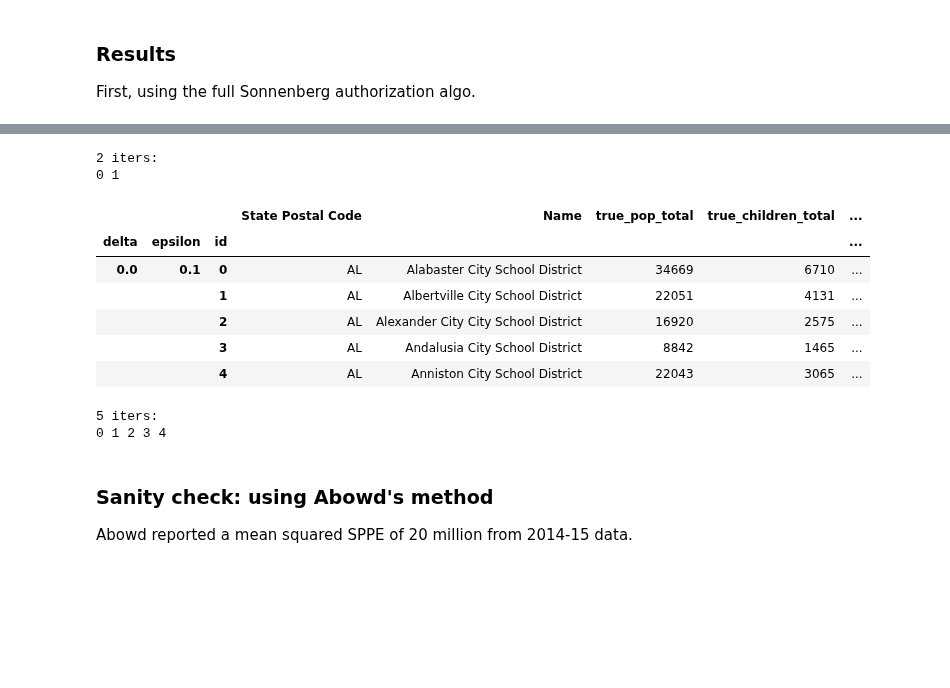
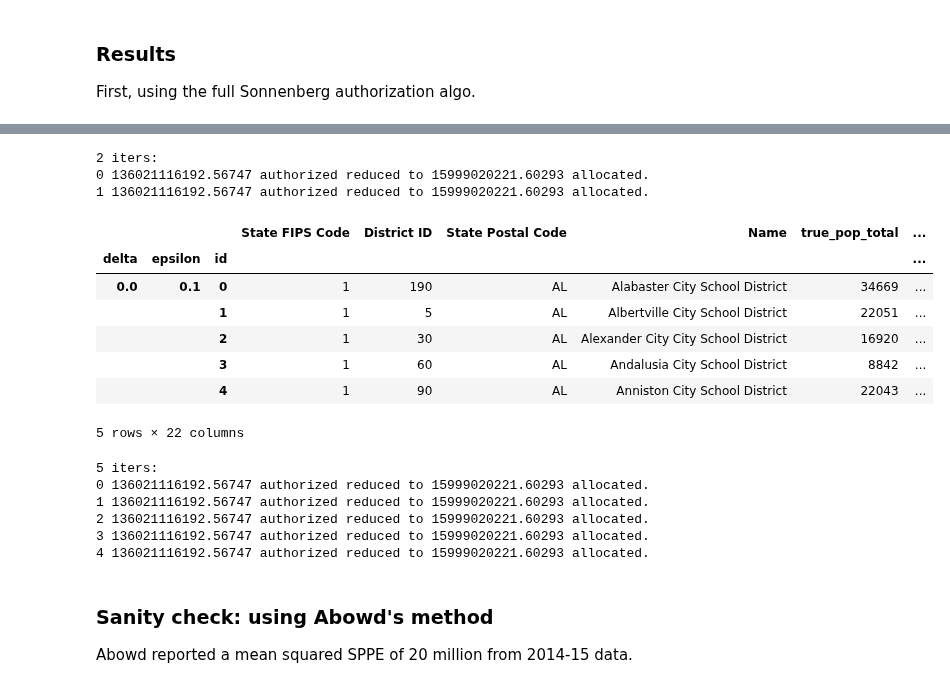
Before and after one commit to ryansteed/dp-policy, a Jupyter notebook: notebooks/titlei.ipynb, the cells around one changed output, grey strips where cells are left out. Saved outputs shown, nothing was run; the diff lists cells and outputs as text; code cells hidden in the pictures; blank space fills up the shorter version.

```diff
--- a/notebooks/titlei.ipynb
+++ b/notebooks/titlei.ipynb
@@ -146,8 +148,9 @@ def test_params(saipe, mech, eps=list(np.logspace(-3, 1)) + [2.5], delta=[0.0]):
                 saipe,
                 mech(saipe, e, d),
                 get_sppe("../data/sppe18.xlsx"),
-                verbose=False)
-            )
+                verbose=False,
+                uncertainty=False
+            ).reset_index())
     return pd.concat(allocations, axis=0, join="inner", keys=itertools.product(delta, eps), names=["delta", "epsilon", "id"])
 
 calc_total = SonnenbergAuthorizer.calc_total
@@ -188,47 +191,53 @@ def plot_results(results, delta=False):
         alloc = alloc.sort_values(f"true_grant_{grant_type}")
         ids = alloc.index.get_level_values("id").astype('str')
         plt.scatter(ids, alloc[f"est_grant_{grant_type}"]/sum(alloc[f"est_grant_{grant_type}"]), s=2, alpha=0.3, label=f"eps={e}")
     plt.scatter(ids, alloc[f"true_grant_{grant_type}"]/sum(alloc[f"true_grant_{grant_type}"]), s=2, alpha=0.3, label="true")
     ax = plt.gca()
     ax.legend()
     ax.axes.xaxis.set_ticks([])
     ax.set_yscale('log')
     plt.xlabel("District (sorted by true alloc)")
     plt.ylabel("Allocation as % of total")
     plt.title(f"{grant_type} grants for Michigan")
     plt.show()
 
     for i in [0, 25, -2]:
         e = eps[i]
         alloc = allocations[i][allocations[i]["State Postal Code"] == "MI"]
         alloc['err_prop'] = (alloc[f"est_grant_{grant_type}"]/sum(alloc[f"est_grant_{grant_type}"]) - alloc[f"true_grant_{grant_type}"]/sum(alloc[f"true_grant_{grant_type}"])) * 1e6
         plt.scatter(alloc[f"true_grant_{grant_type}"]/sum(alloc[f"true_grant_{grant_type}"]), alloc.err_prop, s=3, alpha=0.4, label=f"eps={e}")
     ax = plt.gca()
     ax.legend()
     ax.set_xscale('log')
     ax.set_yscale('log')
     plt.xlabel("True allocation as % of total")
     plt.ylabel("Misallocation per million as % of total")
     plt.title(f"{grant_type} grants for Michigan")
     plt.show()
 
 test_params(saipe, Laplace, eps=[0.1, 1.0], delta=[0.0]).head()
 # %% [output]
 2 iters:
-0 1
+0 136021116192.56747 authorized reduced to 15999020221.60293 allocated.
+1 136021116192.56747 authorized reduced to 15999020221.60293 allocated.
-|  |  |  | State Postal Code | Name | true_pop_total | true_children_total | ... |
-| delta | epsilon | id |  |  |  |  | ... |
-| 0.0 | 0.1 | 0 | AL | Alabaster City School District | 34669 | 6710 | ... |
-|  |  | 1 | AL | Albertville City School District | 22051 | 4131 | ... |
-|  |  | 2 | AL | Alexander City City School District | 16920 | 2575 | ... |
-|  |  | 3 | AL | Andalusia City School District | 8842 | 1465 | ... |
-|  |  | 4 | AL | Anniston City School District | 22043 | 3065 | ... |
+|  |  |  | State FIPS Code | District ID | State Postal Code | Name | true_pop_total | ... |
+| delta | epsilon | id |  |  |  |  |  | ... |
+| 0.0 | 0.1 | 0 | 1 | 190 | AL | Alabaster City School District | 34669 | ... |
+|  |  | 1 | 1 | 5 | AL | Albertville City School District | 22051 | ... |
+|  |  | 2 | 1 | 30 | AL | Alexander City City School District | 16920 | ... |
+|  |  | 3 | 1 | 60 | AL | Andalusia City School District | 8842 | ... |
+|  |  | 4 | 1 | 90 | AL | Anniston City School District | 22043 | ... |
+5 rows × 22 columns
 # %%
 results = test_params(saipe, Laplace, eps=[0.1, 1.0, 5.0, 10.0, 20.0])
 results.to_csv("../results/titlei_laplace.csv")
 # %% [output]
 5 iters:
-0 1 2 3 4
+0 136021116192.56747 authorized reduced to 15999020221.60293 allocated.
+1 136021116192.56747 authorized reduced to 15999020221.60293 allocated.
+2 136021116192.56747 authorized reduced to 15999020221.60293 allocated.
+3 136021116192.56747 authorized reduced to 15999020221.60293 allocated.
+4 136021116192.56747 authorized reduced to 15999020221.60293 allocated.
 # %% [markdown]
 ### Sanity check: using Abowd's method
 
```
Also changed, not shown: parts of 17 cells of this notebook, 2 other files.
